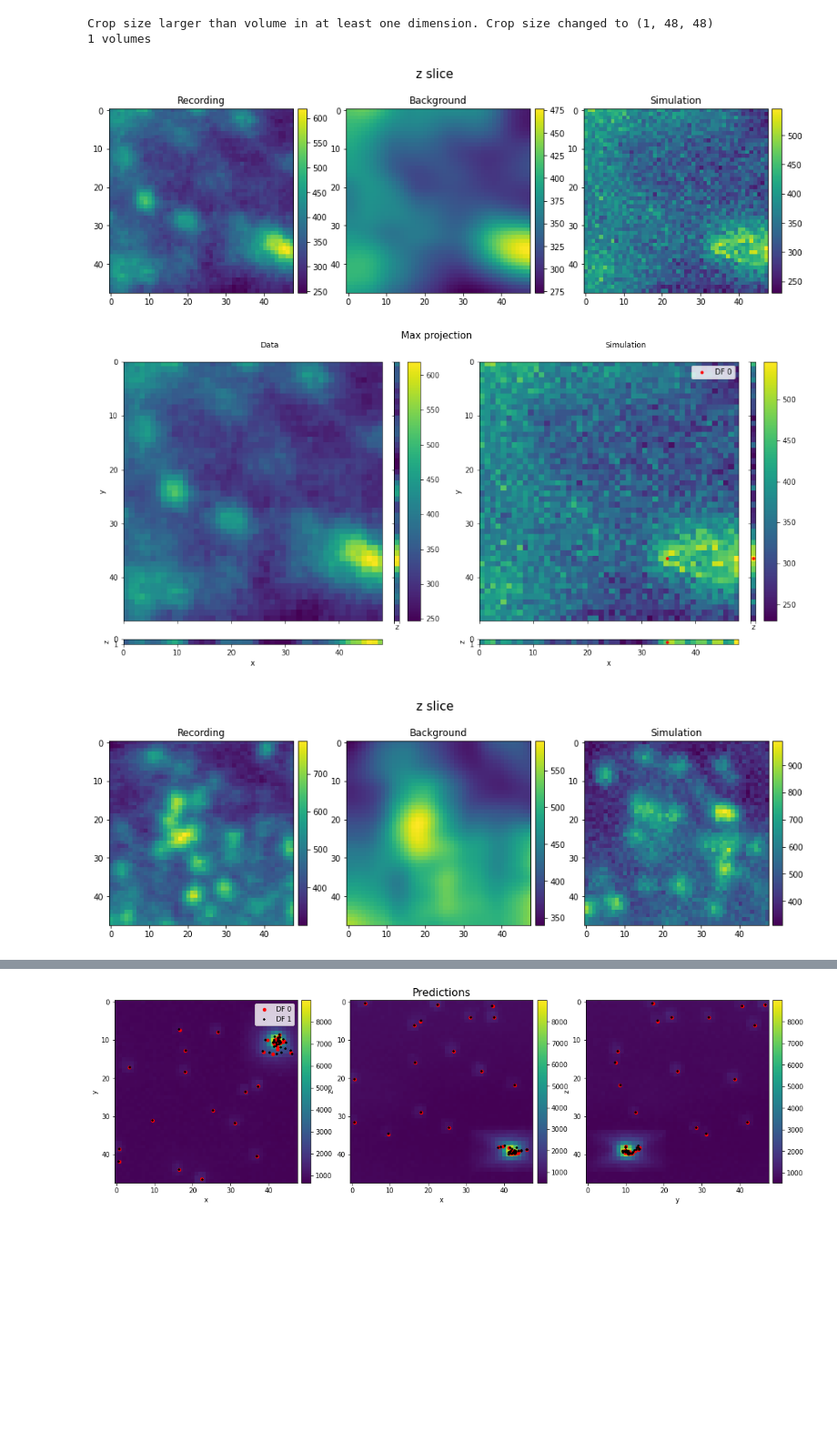
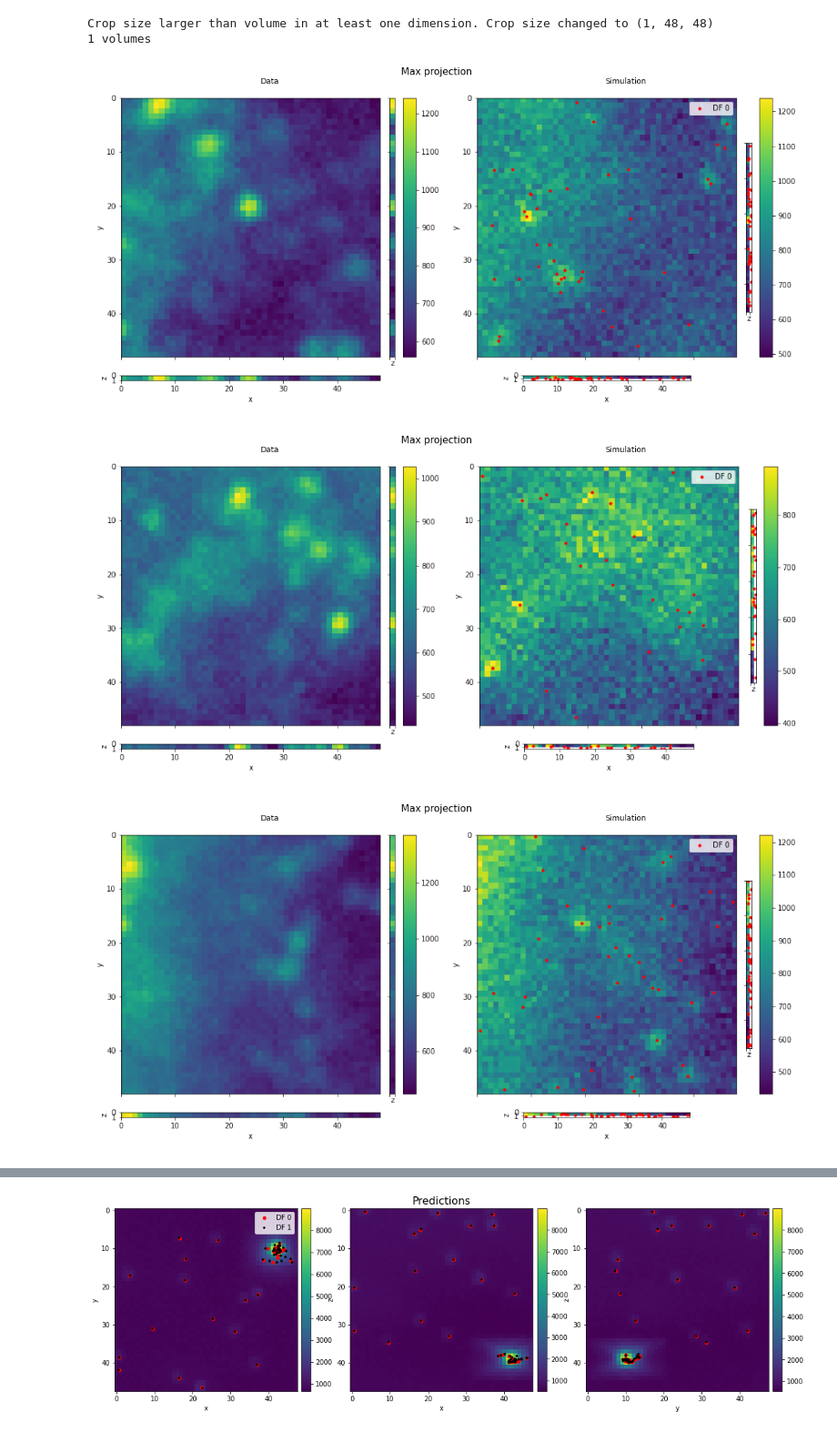
Before and after one commit to TuragaLab/decode_fish, a Jupyter notebook: nbs/16_visualization.ipynb, the cells around one changed output, grey strips where cells are left out. Shown at 91% size. Cells and saved outputs as stored; diff of their text form; code cells hidden in the pictures; blank space fills up the shorter version.

```diff
--- a/nbs/16_visualization.ipynb
+++ b/nbs/16_visualization.ipynb
@@ -24,7 +24,7 @@ base_path =  '/groups/turaga/home/speisera/Mackebox/Artur/WorkDB/deepstorm/'
 # %%
 os.environ["CUDA_VISIBLE_DEVICES"] = '1'
 # %%
-cfg = OmegaConf.load(f'../config/experiment/MERFISH_starfish_c1.yaml')
+cfg = OmegaConf.load(f'../config/experiment/MERFISH_sf_3dvol.yaml')
 model, post_proc, micro, img_3d, decode_dl = load_all(cfg)
 # %% [output]
 Crop size larger than volume in at least one dimension. Crop size changed to (1, 48, 48)
@@ -59,24 +59,26 @@ def get_simulation_statistics(decode_dl, micro, int_conc, int_rate, int_loc, int
             sim_df = sim_df[sim_df['frame_idx'] == 0]
             sim_df = sim_df[sim_df['ch_idx'] == 0]
 
-            fig, axes = plt.subplots(ncols=3, figsize=(15,5))
-            fig.suptitle('z slice', fontsize=15, y=0.96)
-
             x = cpu(x[0,0])
             xsim = cpu(xsim[0,0])
 
-            im = axes[0].imshow(x[z_ind])
-            add_colorbar(im)
-            axes[0].set_title('Recording')
+            if xsim.shape[-3] > 1:
 
-            im = axes[1].imshow(cpu(background[0,0])[z_ind])
-            add_colorbar(im)
-            axes[1].set_title('Background')
+                fig, axes = plt.subplots(ncols=3, figsize=(15,5))
+                fig.suptitle('z slice', fontsize=15, y=0.96)
 
-            im = axes[2].imshow(xsim[z_ind])
-            add_colorbar(im)
-            axes[2].set_title('Simulation')
-            plt.show()
+                im = axes[0].imshow(x[z_ind])
+                add_colorbar(im)
+                axes[0].set_title('Recording')
+
+                im = axes[1].imshow(cpu(background[0,0])[z_ind])
+                add_colorbar(im)
+                axes[1].set_title('Background')
+
+                im = axes[2].imshow(xsim[z_ind])
+                add_colorbar(im)
+                axes[2].set_title('Simulation')
+                plt.show()
 
             fig1, axes = plot_3d_projections(x, display=False)
             fig2, axes = plot_3d_projections(xsim, display=False)
@@ -85,8 +87,8 @@ def get_simulation_statistics(decode_dl, micro, int_conc, int_rate, int_loc, int
             figure = combine_figures([fig1,fig2],['Data','Simulation'], nrows=1, ncols=2, figsize=(20,10))
             figure.suptitle('Max projection', fontsize=15, y=0.9)
 # %%
-get_simulation_statistics(decode_dl, micro, **cfg.intensity_dist, int_threshold=10, samples=3, channels=cfg.merfish.channels, n_bits=cfg.merfish.n_bits)
+get_simulation_statistics(decode_dl, micro, **cfg.intensity_dist, int_threshold=10, samples=3, channels=cfg.exp_type.channels, n_bits=cfg.exp_type.n_bits)
 # %% [output]
-[figure, old version]
+[figure, new version]
-[figure, old version]
+[figure, new version]
-[figure, old version]
+[figure, new version]
```
Also changed, not shown: parts of 3 cells of this notebook, 32 other files.
